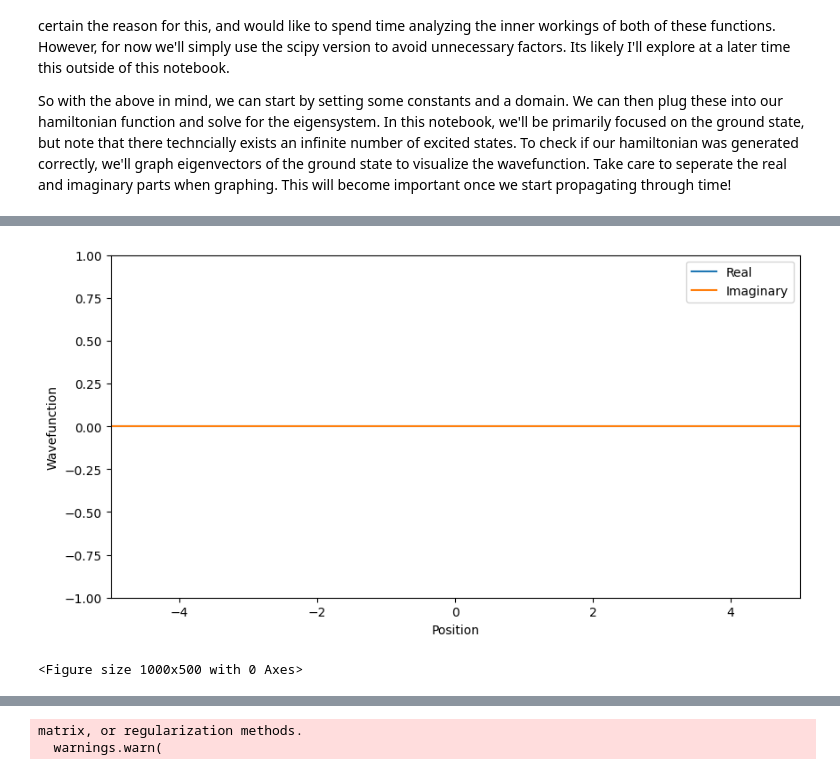
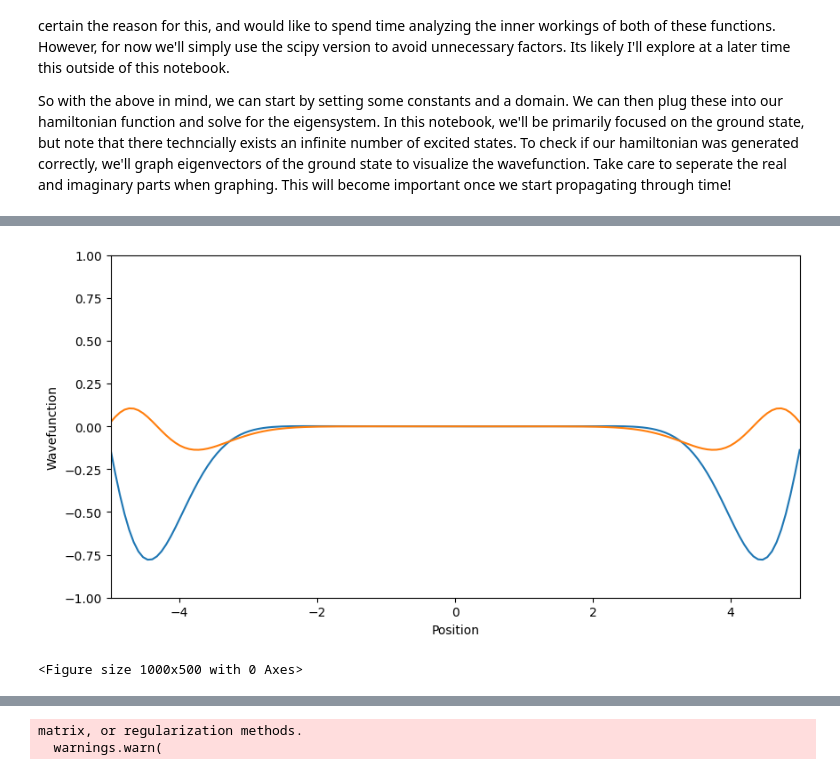
Before and after one commit to ascsn/wavefunction-dimensionality-reduction, a Jupyter notebook: QTE.ipynb, the cells around one changed output, grey strips where cells are left out. Cells and saved outputs as stored; diff of their text form; code cells hidden in the pictures.

```diff
--- a/QTE.ipynb
+++ b/QTE.ipynb
@@ -36,9 +38,15 @@ def construct_hamiltonian(N, x, dx, h_bar, mass, q):
 
     hamiltonian = np.zeros((N, N))#,dtype=np.complex128)
 
-    finite_diff = -2 * np.eye(N)
-    finite_diff += np.eye(N, k=1)
-    finite_diff += np.eye(N, k=-1)
+    #finite_diff = -2 * np.eye(N)
+    #finite_diff += np.eye(N, k=1)
+    #finite_diff += np.eye(N, k=-1)
+
+    finite_diff = -(5/2) * np.eye(N)
+    finite_diff += (4/3) * np.eye(N, k=1)
+    finite_diff += (4/3) * np.eye(N, k=-1)
+    finite_diff += -(1/12) * np.eye(N, k=2)
+    finite_diff += -(1/12) * np.eye(N, k=-2)
 
     kinetic = -h_bar**2 / (2 * mass) * (finite_diff/dx**2)
 
@@ -83,7 +91,7 @@ So with the above in mind, we can start by setting some constants and a domain.
 h_bar = 1#.05457e-35
 mass = 1
 q = 1
-N = 250
+N = 150
 
 x = np.linspace(-5, 5, N)
 dx = x[1] - x[0]
@@ -120,59 +200,61 @@ Text(0, 0.5, 'Wavefunction')
 # %%
+h_bar = 1#.05457e-35
+mass = 1
+q = 1
+N = 150
+
+x = np.linspace(-5, 5, N)
+dx = x[1] - x[0]
+
+initial_state = (1 / np.sqrt(2 * np.pi)) * np.exp(-0.5 * x**2)
+
 t = 0
-t_max = 1
-t_steps = 250
+t_max = 100
+t_steps = 10000
 t_values = np.linspace(t, t_max, t_steps)
 dt = t_values[1] - t_values[0]
 count = 0
-terms = 3
+terms = 7
 
 fig, ax = plt.subplots(figsize=(10, 5))
-#initial_state = np.exp(-(x+0.2)**2 / 2.0) / np.sqrt(np.pi+2)
-#E_values = []
-#potential =  (mass * x**2 * q**2)/2
 
 while t <= t_max:
 
     if t == 0:
         final_state = initial_state.copy()
-        final_state_norm = final_state/(np.linalg.norm(final_state)*dx)
-        #final_state = final_state/np.sqrt(np.dot(final_state,np.conj(final_state))*dx)
-
-        #norm = final_state / np.linalg.norm(prob_density)*dx
+        final_state_norm = final_state/np.sqrt(np.dot(final_state,np.conj(final_state))*dx)
 
     else:
 
+        #teo = taylor_series_expansion(H, terms, dt)
+        #new_state = np.dot(teo, final_state)
+        #print(new_state)
+        #final_state = final_state.astype(np.complex128)
+        #final_state = new_state.copy()
+        #final_state = final_state/(np.linalg.norm(final_state)*dx)
+
         teo = taylor_series_expansion(H, terms, dt)
-        new_state = np.dot(teo, final_state)
-        final_state = final_state.astype(np.complex128)
-        final_state = new_state.copy()
-        final_state_norm = final_state/(np.linalg.norm(final_state)*dx)
-        #final_state = final_state/np.sqrt(np.dot(final_state,np.conj(final_state))*dx)
+        new_state = np.dot(teo, final_state_norm)
+        final_state_norm = final_state_norm + new_state
+        final_state_norm = final_state_norm/np.sqrt(np.dot(final_state_norm,np.conj(final_state_norm))*dx)
 
-        #prob_density = np.abs(final_state)**2
-        #norm = final_state /(np.linalg.norm(prob_density))*dx
-
-    #pd = np.sqrt(np.dot(final_state, np.conj(final_state))*dx)
-    #pd = np.real(final_state_norm*np.conj(final_state_norm))
-    #pd = np.abs(final_state_norm)**2
-
-    plt.plot(x, (np.imag(final_state_norm[:,0])))
-    plt.plot(x, (np.real(final_state_norm[:,0])))
+    pd = np.abs(final_state)**2
+    plt.plot(x, (np.imag(final_state_norm[:])))
+    plt.plot(x, (np.real(final_state_norm[:])))
     #plt.plot(x, pd[:])
     plt.xlim([-5,5])
     plt.ylim([-1,1])
 
     plt.xlabel("Position")
     plt.ylabel("Wavefunction")
-    plt.legend(["Real","Imaginary","Probability Density"])
     clear_output(wait=True)
     display(fig)
     fig.clear()
 
     t += dt
     count += 1
 # %% [output]
-[figure, old version]
+[figure, new version]
 <Figure size 1000x500 with 0 Axes>
 # %%
 h_bar = 1#.05457e-35
```
Also changed, not shown: parts of 24 cells of this notebook.
